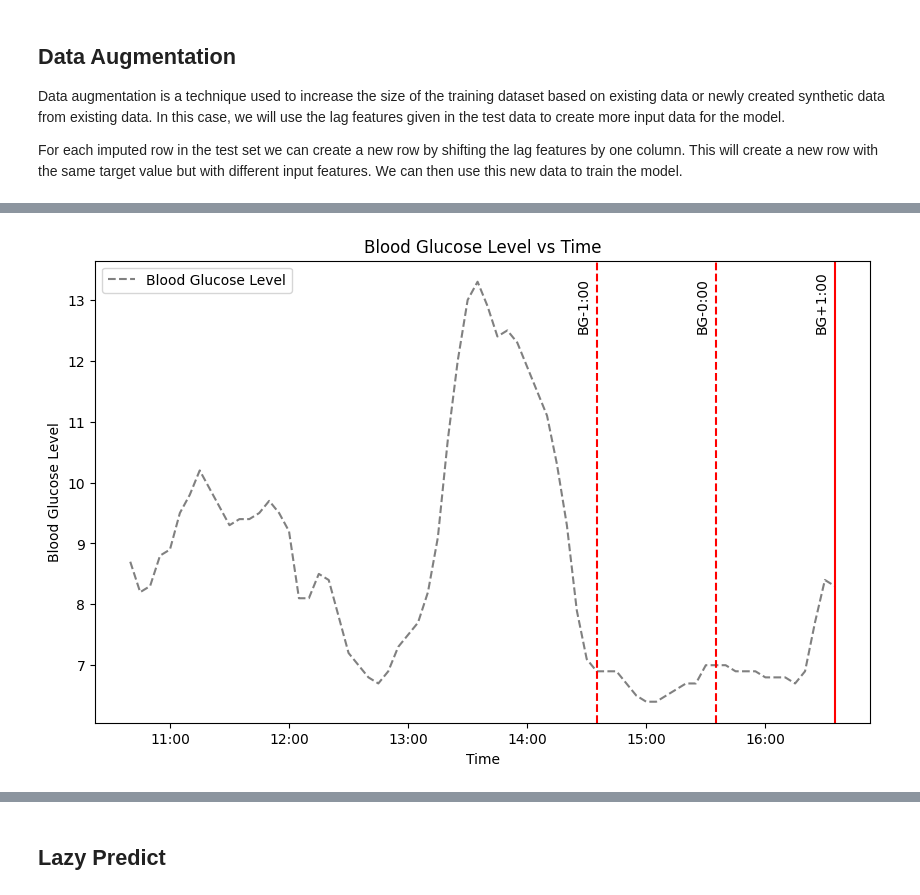
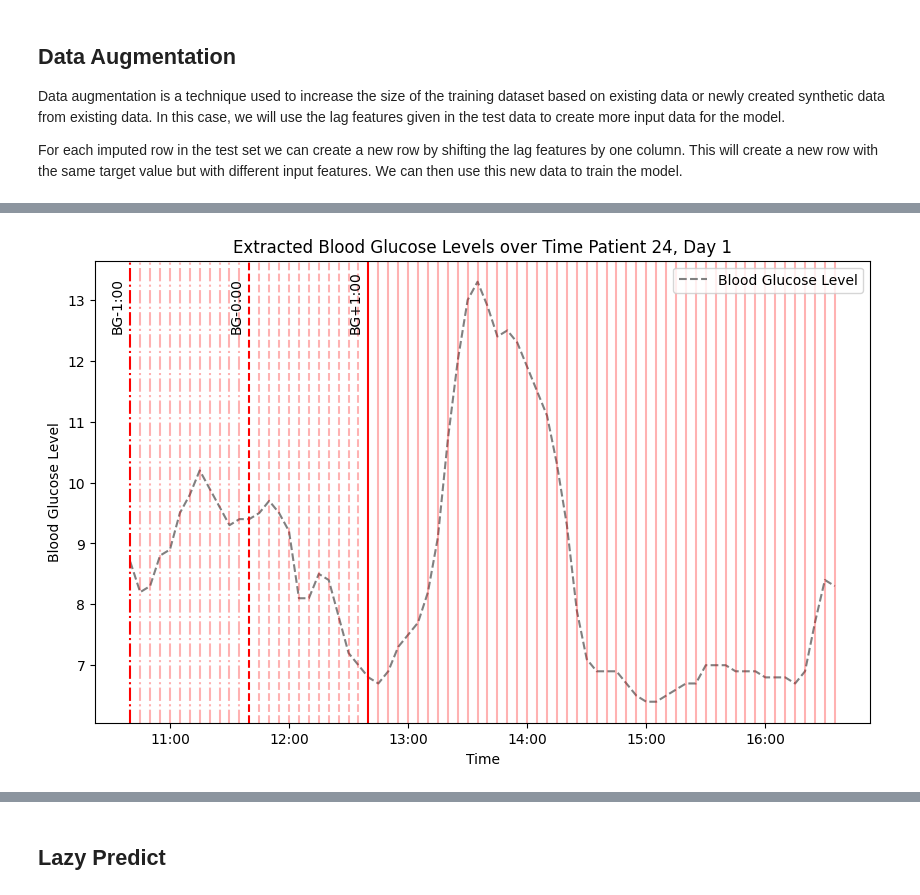
Before and after one commit to masaver/brist1d, a Jupyter notebook: reports/rendering-1/03-preprocessing-and-modelling/03.2-modelling-based-on-train-and-test-data.ipynb, the cells around one changed output, grey strips where cells are left out. Drawn from its saved outputs; the diff is of its cells as text; code cells hidden in the pictures.

```diff
--- a/reports/rendering-1/03-preprocessing-and-modelling/03.2-modelling-based-on-train-and-test-data.ipynb
+++ b/reports/rendering-1/03-preprocessing-and-modelling/03.2-modelling-based-on-train-and-test-data.ipynb
@@ -39,32 +37,44 @@ extracted_data
 # %%
-
 # plot the extracted data for the first day
 import matplotlib.pyplot as plt
 import matplotlib.dates as mdates
 
 # show only data from the first day
 extracted_data = extracted_data[extracted_data.index < datetime(2020, 1, 3)]
 plt.figure(figsize=(10, 6))
 
 plt.plot(extracted_data.index, extracted_data['bg'], linestyle='--', color='grey', label='Blood Glucose Level')
 plt.xlabel('Time')
 plt.ylabel('Blood Glucose Level')
-plt.title('Blood Glucose Level vs Time')
+plt.title('Extracted Blood Glucose Levels over Time Patient 24, Day 1')
 
 date_format = mdates.DateFormatter("%H:%M")
 plt.gca().xaxis.set_major_formatter(date_format)
 
 # Vertical line at 18:00 with label 'BG+1h'
-plt.axvline(x=datetime(2020, 1, 2, 16, 35), color='r', linestyle='-')
-plt.text(datetime(2020, 1, 2, 16, 25), 12.5, 'BG+1:00', rotation=90)
+plt.axvline(x=datetime(2020, 1, 2, 10, 40), color='r', linestyle='-.')
+plt.text(datetime(2020, 1, 2, 10, 30), 12.5, 'BG-1:00', rotation=90)
 
-plt.axvline(x=datetime(2020, 1, 2, 15, 35), color='r', linestyle='--')
-plt.text(datetime(2020, 1, 2, 15, 25), 12.5, 'BG-0:00', rotation=90)
+start_date = datetime(2020, 1, 2, 10, 45)
+for i in range(11):
+    plt.axvline(x=start_date + pd.Timedelta(minutes=5 * i), color='r', linestyle='-.', alpha=0.3)
 
-plt.axvline(x=datetime(2020, 1, 2, 14, 35), color='r', linestyle='--')
-plt.text(datetime(2020, 1, 2, 14, 25), 12.5, 'BG-1:00', rotation=90)
+plt.axvline(x=datetime(2020, 1, 2, 11, 40), color='r', linestyle='--')
+plt.text(datetime(2020, 1, 2, 11, 30), 12.5, 'BG-0:00', rotation=90)
+
+start_date = datetime(2020, 1, 2, 11, 45)
+for i in range(11):
+    plt.axvline(x=start_date + pd.Timedelta(minutes=5 * i), color='r', linestyle='--', alpha=0.3)
+
+plt.axvline(x=datetime(2020, 1, 2, 12, 40), color='r', linestyle='-')
+plt.text(datetime(2020, 1, 2, 12, 30), 12.5, 'BG+1:00', rotation=90)
+
+start_date = datetime(2020, 1, 2, 12, 45)
+
+for i in range(47):
+    plt.axvline(x=start_date + pd.Timedelta(minutes=5 * i), color='r', linestyle='-', alpha=0.3)
+
 plt.legend()
-
 plt.show()
 # %% [output]
-[figure, old version]
+[figure, new version]
```
Also changed, not shown: parts of 14 cells of this notebook, 2 other files.
